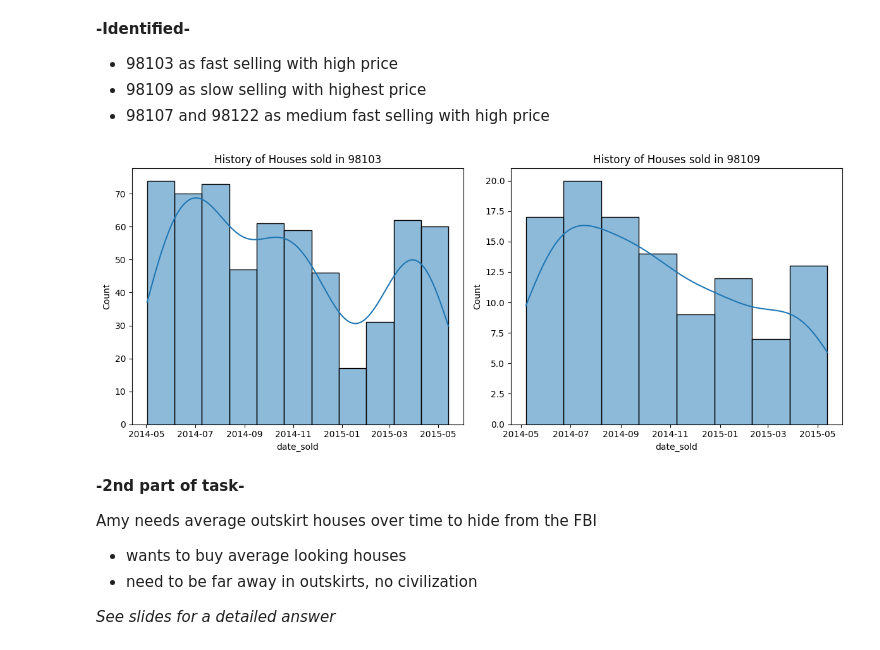
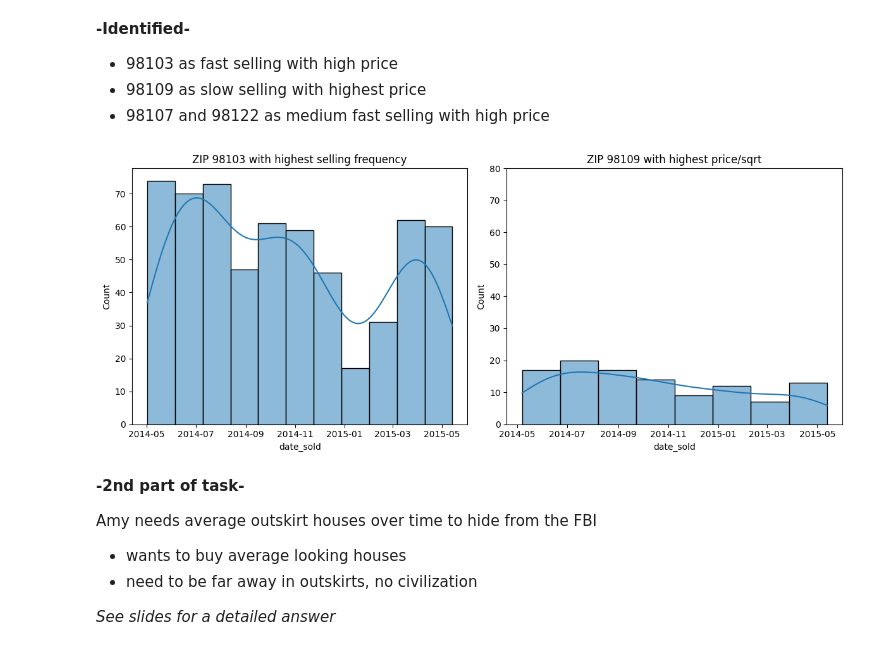
Before and after one commit to vaneyepes/eda_realstate, a Jupyter notebook: part2_multivariate_and_tasks.ipynb, the cells around one changed output. Saved outputs shown, nothing was run; the diff lists cells and outputs as text; code cells hidden in the pictures.

```diff
--- a/part2_multivariate_and_tasks.ipynb
+++ b/part2_multivariate_and_tasks.ipynb
@@ -268,27 +268,31 @@ __-Identified-__
 # %%
 # Get the most recent sale date for each zipcode
 df_latest["date_sold"] = pd.to_datetime(df_latest["date"], format="%Y-%m-%d")
 
 fig_3 = df_latest[df_latest["zipcode"] == 98103][["id", "date_sold"]]
 fig_4 = df_latest[df_latest["zipcode"] == 98109][["id", "date_sold"]]
 
 fig, axes = plt.subplots(1, 2, figsize=(12, 5))  # width x height in inches
 
 # First plot on the left
 sns.histplot(fig_3,
              x = "date_sold",
              kde = True,
              ax=axes[0])
-axes[0].set_title('History of Houses sold in 98103')
+plt.ylim(0, 80)   # Set y-axis range
+
+axes[0].set_title('ZIP 98103 with highest selling frequency')
 
 # Second plot on the right
 sns.histplot(fig_4,
              x = "date_sold",
              kde = True,
              ax=axes[1])
-axes[1].set_title('History of Houses sold in 98109')
+axes[1].set_title('ZIP 98109 with highest price/sqrt')
+plt.ylim(0, 80)   # Set y-axis range
+
 
 plt.tight_layout()
 plt.show()
 # %% [output]
-[figure, old version]
+[figure, new version]
```
Also changed, not shown: parts of 2 cells of this notebook, 1 other file.
